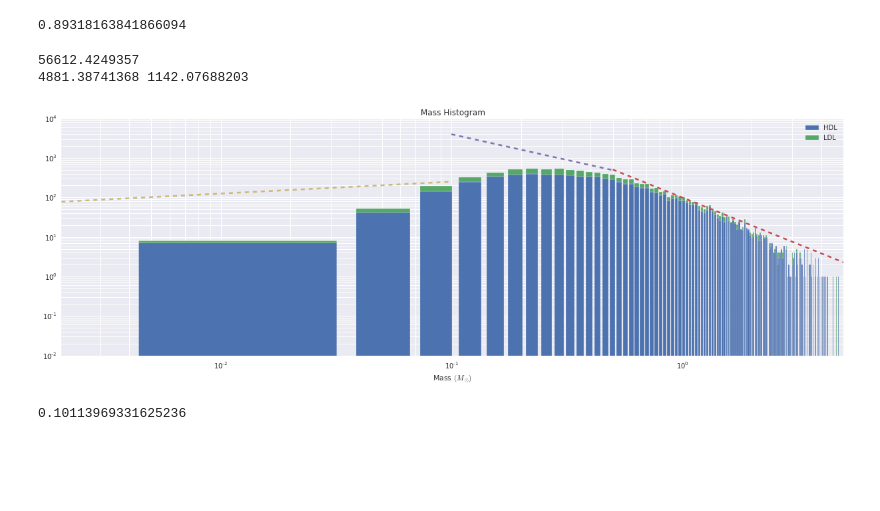
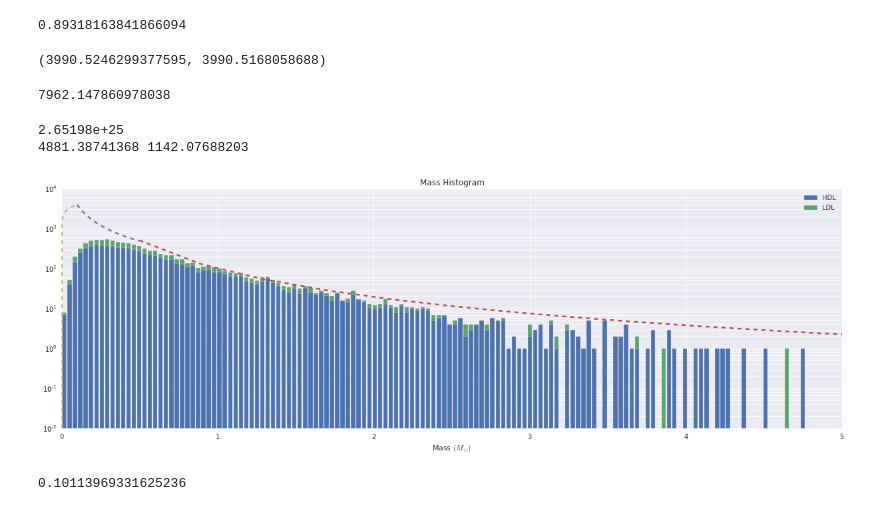
Before and after one commit to Mixpap/Ptyxiaki, a Jupyter notebook: Optical Depth.ipynb, the cells around one changed output. Saved outputs shown, nothing was run; the diff lists cells and outputs as text; code cells hidden in the pictures; blank space fills up the shorter version.

```diff
--- a/Optical Depth.ipynb
+++ b/Optical Depth.ipynb
@@ -352,6 +349,7 @@ def Mas(y,x):
     return M/functions.Msol
 
 def Integral_to_mass(integral,Tx,tau):
+    d=2000.*functions.pac
     X=1./(8.5e-5)
     A=1.28e14
     T10=functions.h *115.271*10**9 /functions.k
@@ -399,36 +397,44 @@ pyr.sum()/M_o.sum()
 0.89318163841866094
 # %%
 functions.save_to_fits(pyr.filled(),w12,'pyr.fits')
+# %%
+200.*0.1**(-1.3),7962.1278*0.1**0.3
+# %% [output]
+(3990.5246299377595, 3990.5168058688)
+# %%
+3990.525/0.501187
+# %% [output]
+7962.147860978038
 # %%
 plt.rcParams['figure.figsize'] = 17, 6
 xdl=245
 MGa=Mall.filled()
 MGp=Mp.filled()
 MGo=Mo.filled()
 MGc=MGp-MGo
 hdl=MGc[:,:xdl]
 ldl=MGc[:,xdl:]
 print MGa[MGa>0].sum()
 print hdl[hdl>0].sum(),ldl[ldl>0].sum()
 ax=plt.subplot(111)
 ax.set_title('Mass Histogram')
 ax.hist([hdl[hdl>0],ldl[ldl>0]], 200, histtype='bar', stacked=True, fill=True,label=['HDL','LDL'],log=True)
 xx=np.linspace(0.5,20)
 ax.plot(xx,100.*xx**(-2.35),'--',lw=2.5)
 xx=np.linspace(0.1,0.5)
 ax.plot(xx,200.*xx**(-1.3),'--',lw=2.5)
 xx=np.linspace(0.,0.1)
-ax.plot(xx,500.*xx**(0.3),'--',lw=2.5)
+ax.plot(xx,7962.1278*xx**(0.3),'--',lw=2.5)
 ax.set_xlabel(r'Mass $(M_{\odot})$')
-ax.set_xscale('log')
+#ax.set_xscale('log')
 ax.set_xlim(0,5)
 ax.legend()
 plt.tight_layout()
 #plt.savefig('mass_hist',bbox_inches='tight')
 # %% [output]
-56612.4249357
+2.65198e+25
 4881.38741368 1142.07688203
-[figure, old version]
+[figure, new version]
 # %%
 a=hdl[hdl>0]
 b=ldl[ldl>0]
```
Also changed, not shown: parts of 11 cells of this notebook, 5 other files.
